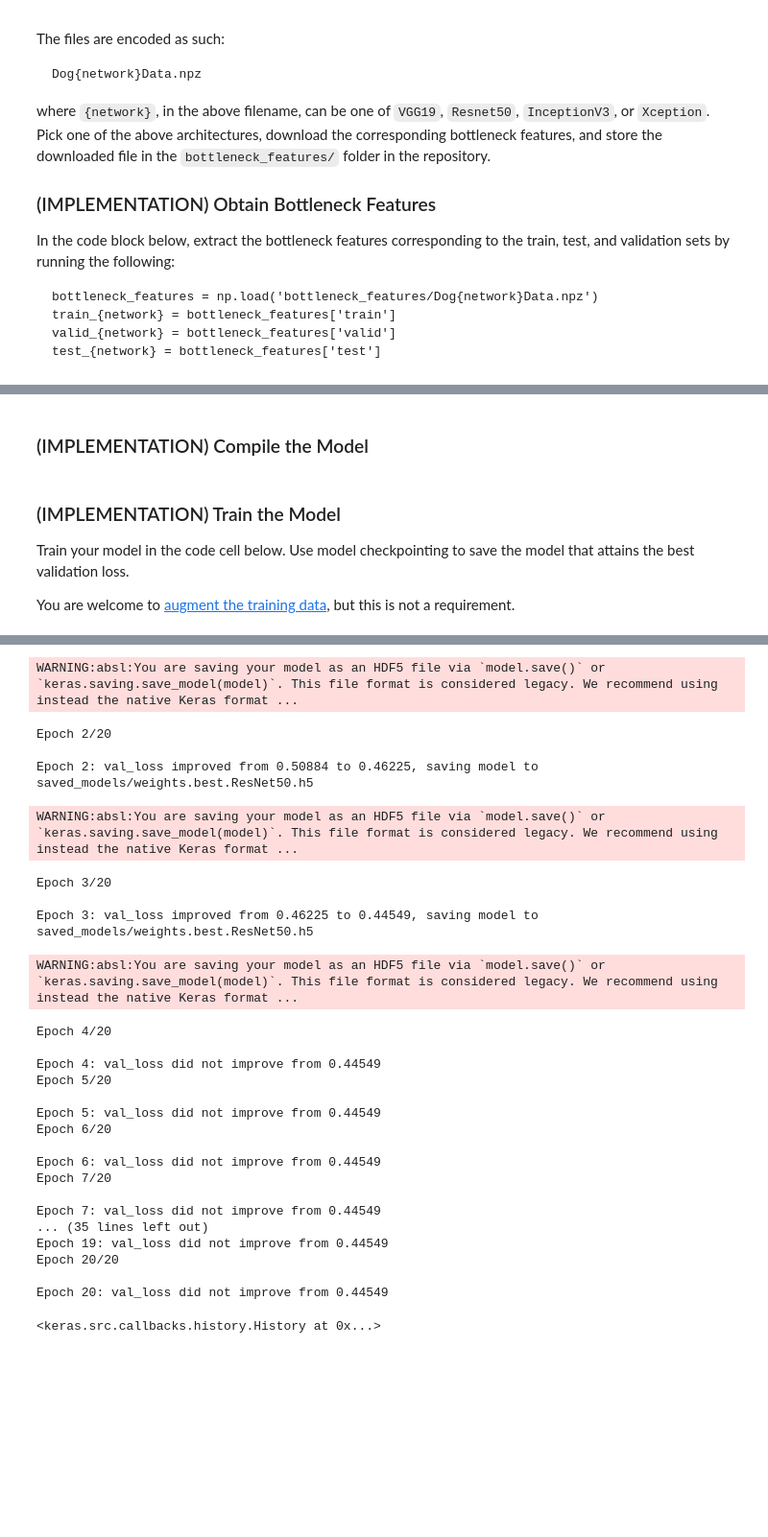
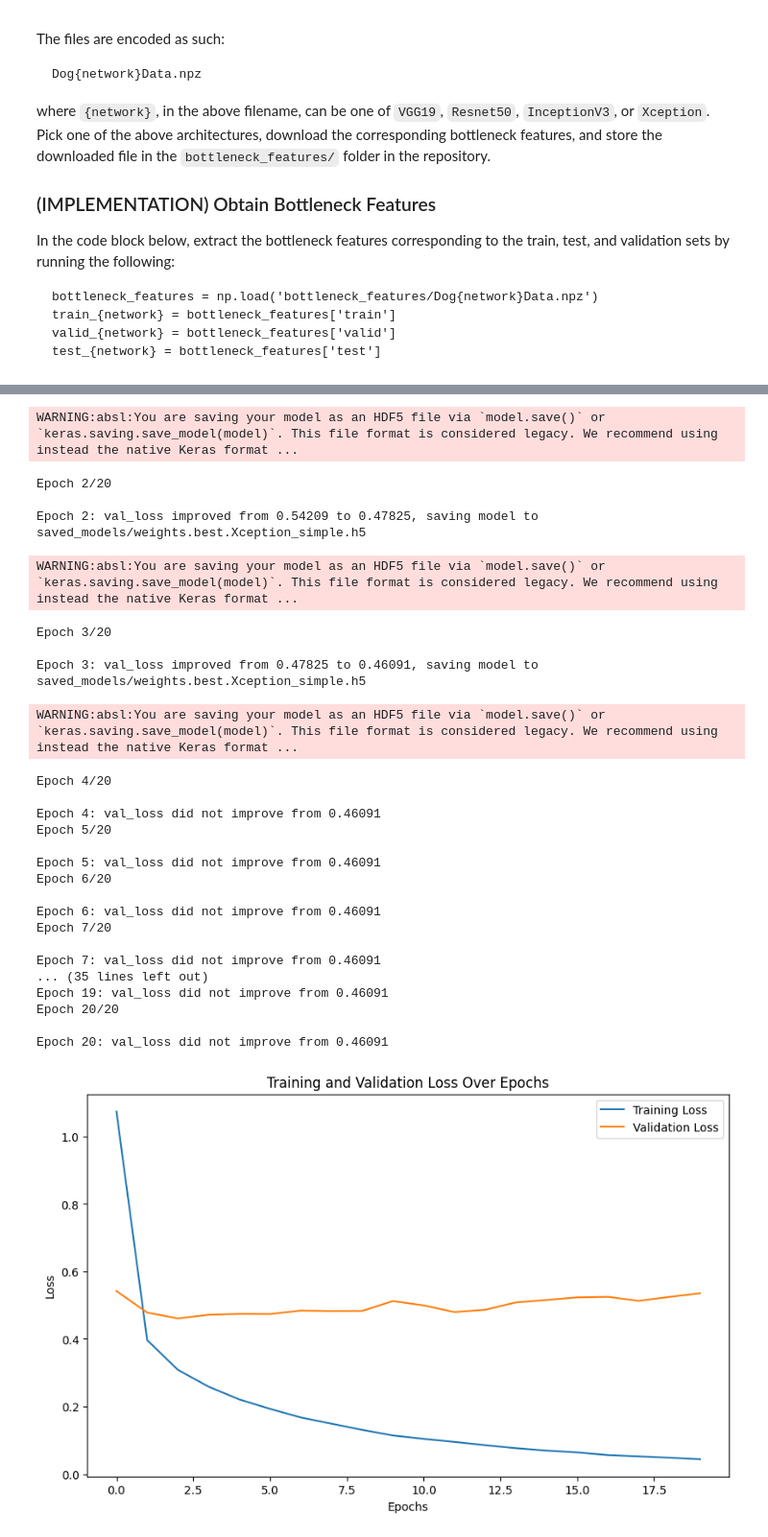
Before and after one commit to data-ml-wizzi/UDACITY_dog_breed_classifier, a Jupyter notebook: dog_app_mk.ipynb, the cells around one changed output, grey strips where cells are left out. Shown at 96% size. Saved outputs shown, nothing was run; the diff lists cells and outputs as text; code cells hidden in the pictures; blank space fills up the shorter version.

Commit message:
NOTEBOOK >> cleaned, added missing parts, answered the questions and added comparison of different models.

```diff
--- a/dog_app_mk.ipynb
+++ b/dog_app_mk.ipynb
@@ -645,7 +668,7 @@ pixel_h = train_tensors.shape[2]
 ### TODO: Define your architecture.
 model = Sequential([
     # First Convolutional Layer
-    Conv2D(32, (3, 3), activation='relu', input_shape=(pixel_w, pixel_h, 3)),
+    Conv2D(32, (2, 2), activation='relu', input_shape=(pixel_w, pixel_h, 3)),
     MaxPooling2D(pool_size=(2, 2)),
 
     # Second Convolutional Layer
@@ -660,7 +683,7 @@ model = Sequential([
     GlobalAveragePooling2D(),
 
     # Fully connected layers
-    Dense(512, activation='relu'),
+    Dense(256, activation='relu'),
     Dropout(0.5),                                       # > to prevent Overfitting
     Dense(num_dog_breeds, activation='softmax')
 ])
@@ -827,9 +901,11 @@ VGG16_model.compile(loss='categorical_crossentropy', optimizer='rmsprop', metric
 # %%
 checkpointer = ModelCheckpoint(filepath='saved_models/weights.best.VGG16.h5',
-                               verbose=1, save_best_only=True)
+                               verbose=1, save_best_only=True, monitor='val_loss')
 
-VGG16_model.fit(train_VGG16, train_targets,
+history = VGG16_model.fit(train_VGG16, train_targets,
           validation_data=(valid_VGG16, valid_targets),
           epochs=20, batch_size=20, callbacks=[checkpointer], verbose=1)
+
+plot_history_train(history)
 # %% [output]
 Epoch 1/20
@@ -970,8 +1054,12 @@ __Answer:__
 # %%
-### TODO: Define your architecture.
-Xception_model = Sequential()
-Xception_model.add(GlobalAveragePooling2D(input_shape=train_Xception.shape[1:]))
-Xception_model.add(Dense(133, activation='softmax'))
+### SIMPLE Architecture
+# Build the model
+Xception_model_simple = Sequential()
+Xception_model_simple.add(GlobalAveragePooling2D(input_shape=train_Xception.shape[1:]))
+Xception_model_simple.add(Dense(133, activation='softmax'))
 
-Xception_model.summary()
+Xception_model_simple.summary()
+
+# Compile the model
+Xception_model_simple.compile(loss='categorical_crossentropy', optimizer='rmsprop', metrics=['accuracy'])
 # %% [output]
@@ -987,5 +1075,3 @@ Model: "sequential_2"
  Total params: 272,517 (1.04 MB)
  Trainable params: 272,517 (1.04 MB)
  Non-trainable params: 0 (0.00 B)
-# %% [markdown]
-### (IMPLEMENTATION) Compile the Model
@@ -995,17 +1078,19 @@ Xception_model.compile(loss='categorical_crossentropy', optimizer='rmsprop', met
-# %% [markdown]
-### (IMPLEMENTATION) Train the Model
-
-Train your model in the code cell below.  Use model checkpointing to save the model that attains the best validation loss.
-
-You are welcome to [augment the training data](https://blog.keras.io/building-powerful-image-classification-models-using-very-little-data.html), but this is not a requirement.
 # %%
 ### TODO: Train the model.
-checkpointer = ModelCheckpoint(filepath='saved_models/weights.best.Xception.h5',
-                               verbose=1, save_best_only=True)
 
-Xception_model.fit(train_Xception, train_targets,
-          validation_data=(valid_Xception, valid_targets),
-          epochs=20, batch_size=20, callbacks=[checkpointer], verbose=10)
+# set epochs
+epochs = 20
+
+# add callbacks for model checkpointing
+checkpointer = ModelCheckpoint(filepath='saved_models/weights.best.Xception_simple.h5',
+                               verbose=1, save_best_only=True, monitor='val_loss')
+
+# train the model and store the training history
+history_simple = Xception_model_simple.fit(train_Xception, train_targets,
+                                    validation_data=(valid_Xception, valid_targets),
+                                    epochs=epochs, batch_size=20, callbacks=[checkpointer], verbose=10)
+
+plot_history_train(history_simple)
 # %% [output]
 Epoch 1/20
 
@@ -1013,27 +1098,27 @@ Epoch 1: val_loss improved from inf to 0.50884, saving model to saved_models/wei
 WARNING:absl:You are saving your model as an HDF5 file via `model.save()` or `keras.saving.save_model(model)`. This file format is considered legacy. We recommend using instead the native Keras format ...
 Epoch 2/20
 
-Epoch 2: val_loss improved from 0.50884 to 0.46225, saving model to saved_models/weights.best.ResNet50.h5
+Epoch 2: val_loss improved from 0.54209 to 0.47825, saving model to saved_models/weights.best.Xception_simple.h5
 WARNING:absl:You are saving your model as an HDF5 file via `model.save()` or `keras.saving.save_model(model)`. This file format is considered legacy. We recommend using instead the native Keras format ...
 Epoch 3/20
 
-Epoch 3: val_loss improved from 0.46225 to 0.44549, saving model to saved_models/weights.best.ResNet50.h5
+Epoch 3: val_loss improved from 0.47825 to 0.46091, saving model to saved_models/weights.best.Xception_simple.h5
 WARNING:absl:You are saving your model as an HDF5 file via `model.save()` or `keras.saving.save_model(model)`. This file format is considered legacy. We recommend using instead the native Keras format ...
 Epoch 4/20
 
-Epoch 4: val_loss did not improve from 0.44549
+Epoch 4: val_loss did not improve from 0.46091
 Epoch 5/20
 
-Epoch 5: val_loss did not improve from 0.44549
+Epoch 5: val_loss did not improve from 0.46091
 Epoch 6/20
 
-Epoch 6: val_loss did not improve from 0.44549
+Epoch 6: val_loss did not improve from 0.46091
 Epoch 7/20
 
-Epoch 7: val_loss did not improve from 0.44549
+Epoch 7: val_loss did not improve from 0.46091
 ... (35 lines left out)
-Epoch 19: val_loss did not improve from 0.44549
+Epoch 19: val_loss did not improve from 0.46091
 Epoch 20/20
 
-Epoch 20: val_loss did not improve from 0.44549
+Epoch 20: val_loss did not improve from 0.46091
-<keras.src.callbacks.history.History at 0x...>
+[figure, added]
```
Also changed, not shown: parts of 34 cells of this notebook, 7 other files.
